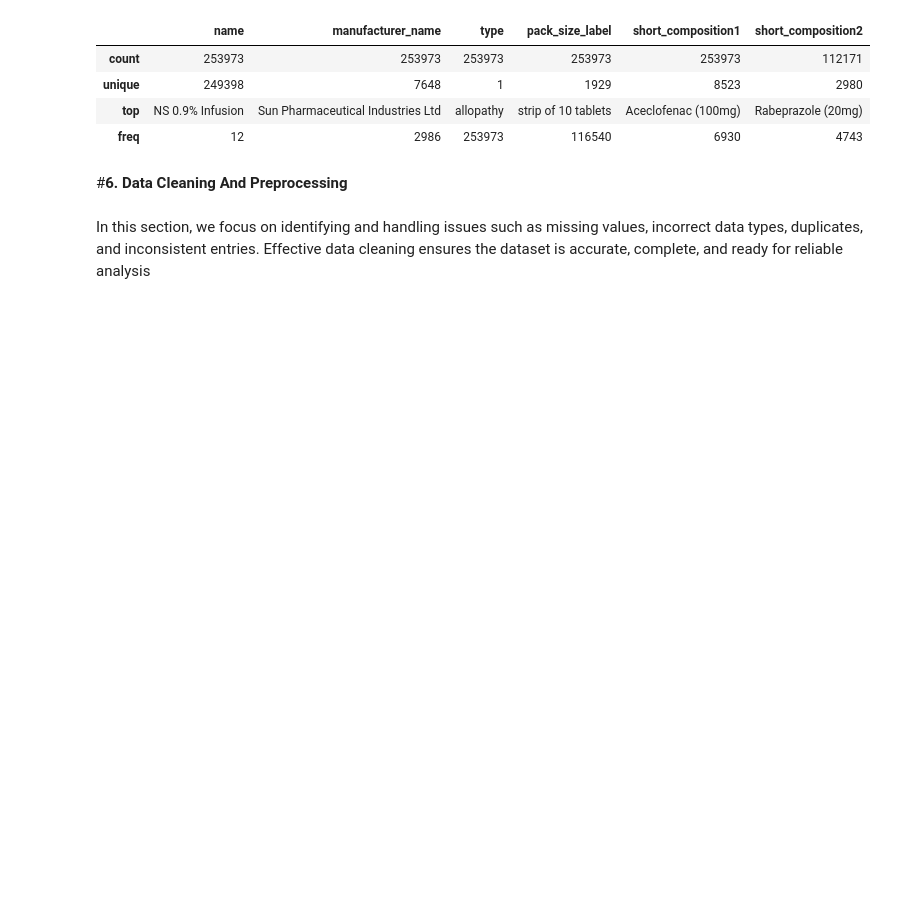
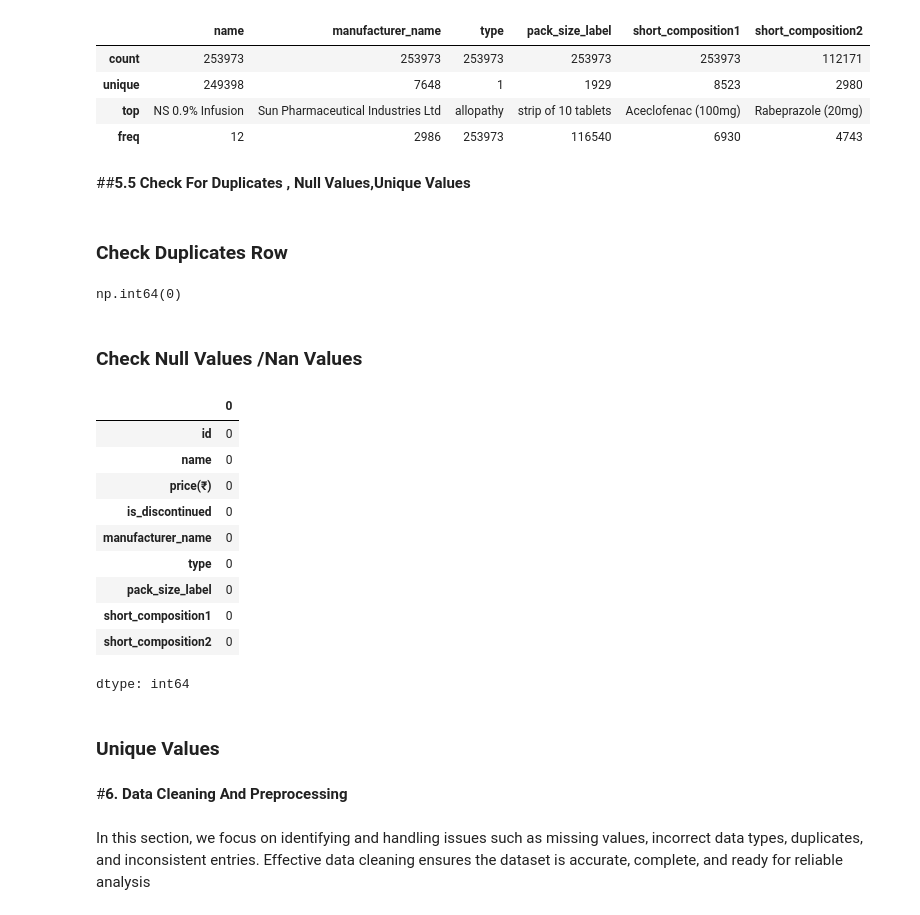
Before and after one commit to Sagarjain93/Pharma_Medicines, a Jupyter notebook: Pharma_medicines.ipynb, the cells around one changed output. Drawn from its saved outputs; the diff is of its cells as text; code cells hidden in the pictures; blank space fills up the shorter version.

```diff
--- a/Pharma_medicines.ipynb
+++ b/Pharma_medicines.ipynb
@@ -161,3 +195,29 @@ df.select_dtypes(include='object').describe()
 | unique | 249398 | 7648 | 1 | 1929 | 8523 | 2980 |
 | top | NS 0.9% Infusion | Sun Pharmaceutical Industries Ltd | allopathy | strip of 10 tablets | Aceclofenac (100mg) | Rabeprazole (20mg) |
 | freq | 12 | 2986 | 253973 | 116540 | 6930 | 4743 |
+# %% [markdown]
+##**5.5 Check For Duplicates , Null Values,Unique Values**
+# %% [markdown]
+### Check Duplicates Row
+# %%
+df.duplicated().sum()
+# %% [output]
+np.int64(0)
+# %% [markdown]
+### Check Null Values /Nan Values
+# %%
+df.isnull().sum()
+# %% [output]
+|  | 0 |
+| id | 0 |
+| name | 0 |
+| price(₹) | 0 |
+| is_discontinued | 0 |
+| manufacturer_name | 0 |
+| type | 0 |
+| pack_size_label | 0 |
+| short_composition1 | 0 |
+| short_composition2 | 0 |
+dtype: int64
+# %% [markdown]
+### Unique Values
```
Also changed, not shown: parts of 134 cells of this notebook.
